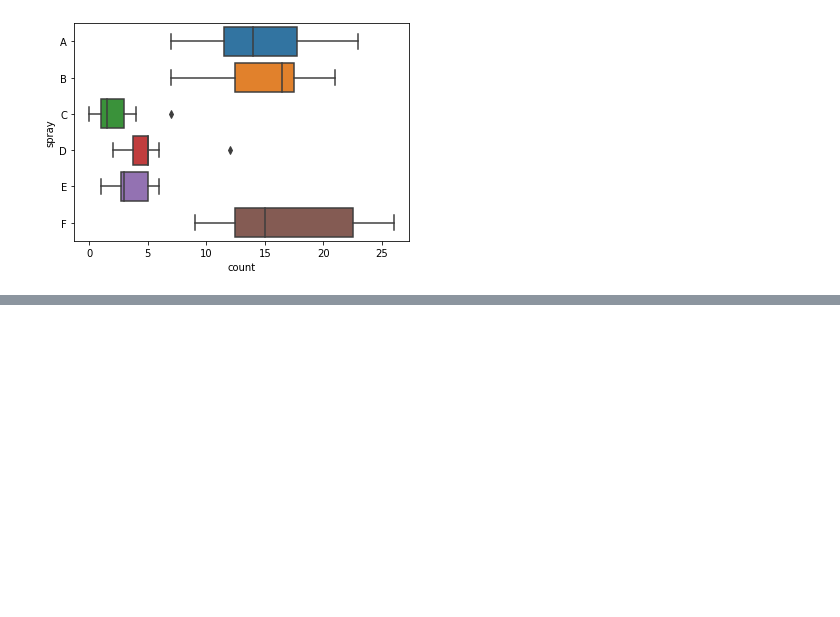
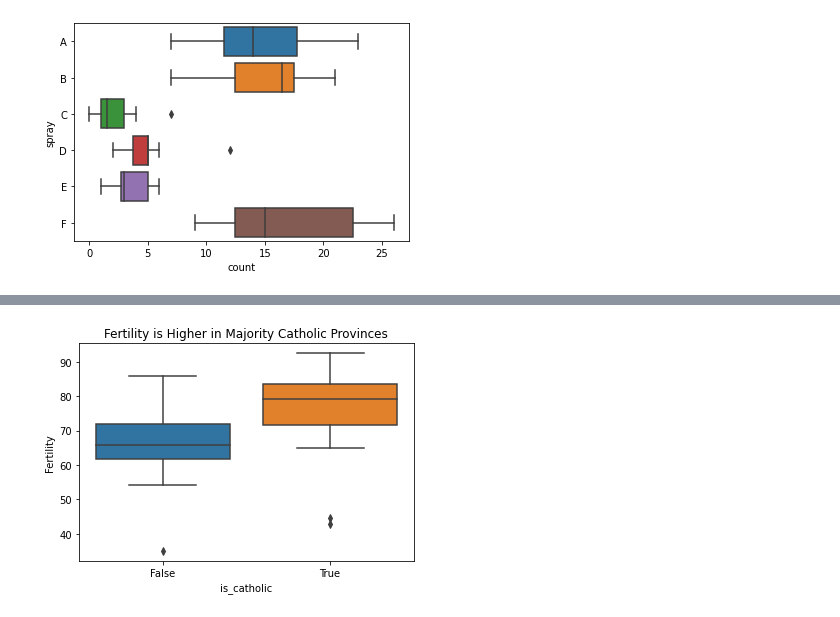
Before and after one commit to Brooke-Holyoak/numpy-pandas-visualization-exercises, a Jupyter notebook: seaborn_exercises.ipynb, the cells around one changed output, grey strips where cells are left out. Saved outputs shown, nothing was run; the diff lists cells and outputs as text; code cells hidden in the pictures; blank space fills up the shorter version.

```diff
--- a/seaborn_exercises.ipynb
+++ b/seaborn_exercises.ipynb
@@ -166,0 +251,6 @@ sns.boxplot(x='count', y='spray', data=InsectSprays)
+# %%
+sns.boxplot(data = swiss, x="is_catholic", y="Fertility")
+plt.title("Fertility is Higher in Majority Catholic Provinces")
+plt.show()
+# %% [output]
+[figure, added]
```
Also changed, not shown: parts of 22 cells of this notebook, 1 other file.
